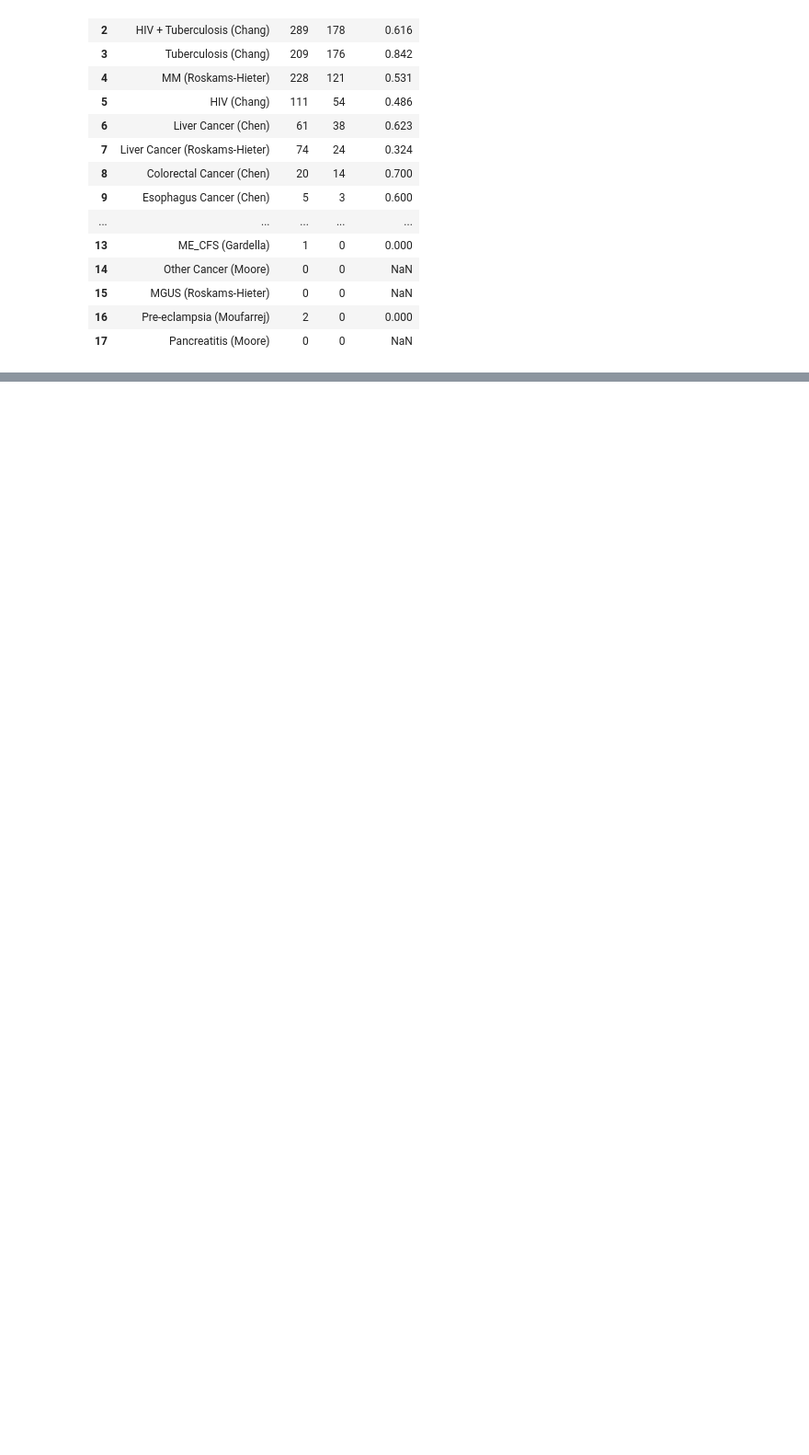
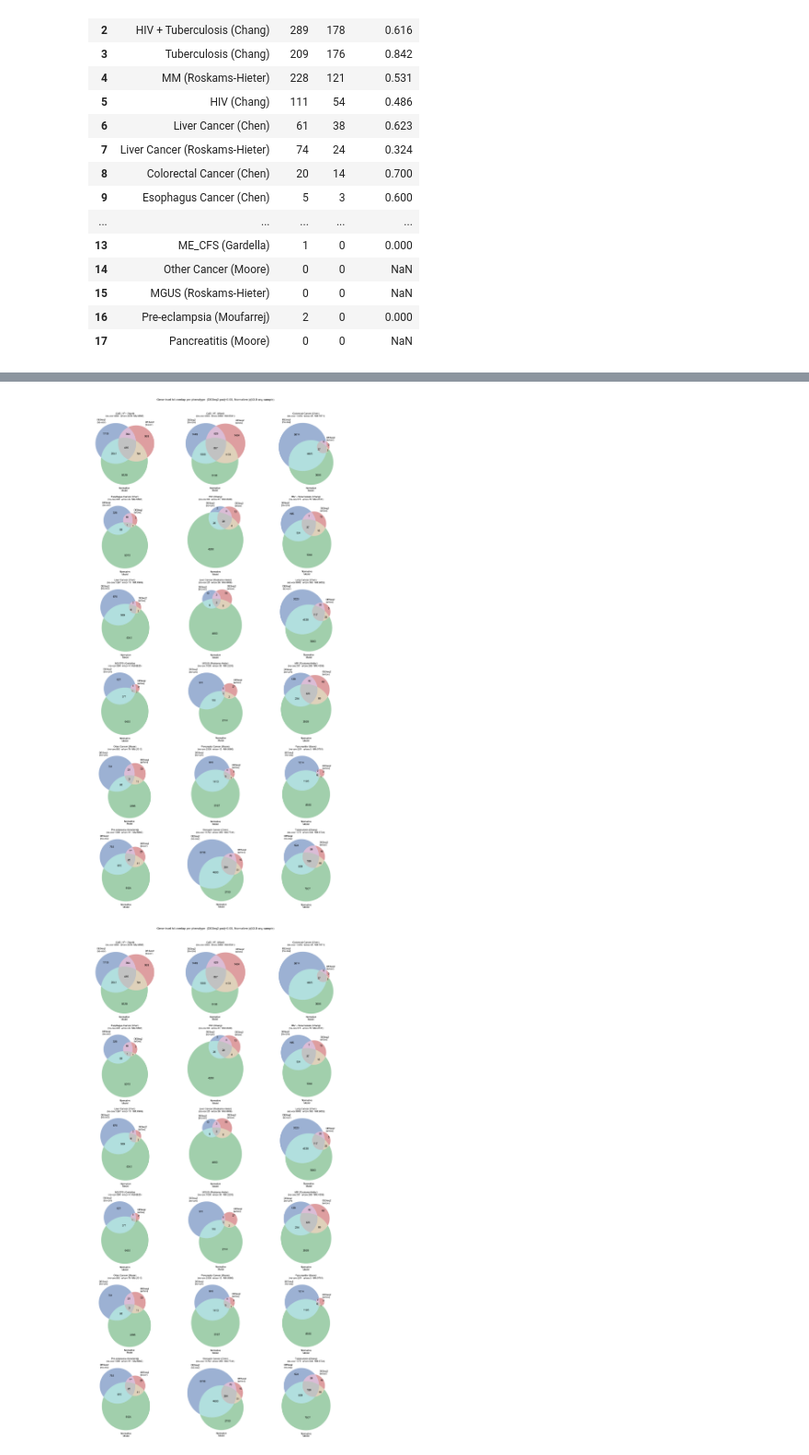
Before and after one commit to jmj3078/cfRNA_NormativeModeling, a Jupyter notebook: Modeling/_gsea_rare_deseq2_comparison.ipynb, the cells around one changed output, grey strips where cells are left out. Shown at 92% size. Saved outputs shown, nothing was run; the diff lists cells and outputs as text; code cells hidden in the pictures; blank space fills up the shorter version.

```diff
--- a/Modeling/_gsea_rare_deseq2_comparison.ipynb
+++ b/Modeling/_gsea_rare_deseq2_comparison.ipynb
@@ -15,11 +15,13 @@ if parent_dir not in sys.path:
     sys.path.insert(0, parent_dir)
 import pandas as pd
 
-from pipeline import gsea_compare as gc
-from pipeline import plots
+from pipeline import data_prep, gsea_compare as gc, plots
 from viz_style import apply_style
 apply_style()
 pd.set_option('display.width', 200, 'display.max_columns', 20)
+
+nf, wr, dq, dq_cov = gc.load_sets()
+dd = data_prep.load_disease_filtered()
 # %% [markdown]
 ## 1. Term-level 겹침 통계 + 질병별 diff 리스트
 `Benchmark/gsea_compare/overlap_stats.csv` + `{comparison}__{which}__{pheno}.csv`
@@ -277,0 +285,5 @@ Jaccard 중앙값: 0.052   sign_agree 중앙값: 1.0
+# %%
+plots.plot_venn_benchmarks(dd, padj_thr=0.05, ncols=3)
+# %% [output]
+[figure, added]
+[figure, added]
```
Also changed, not shown: parts of 3 cells of this notebook, 6 other files.
